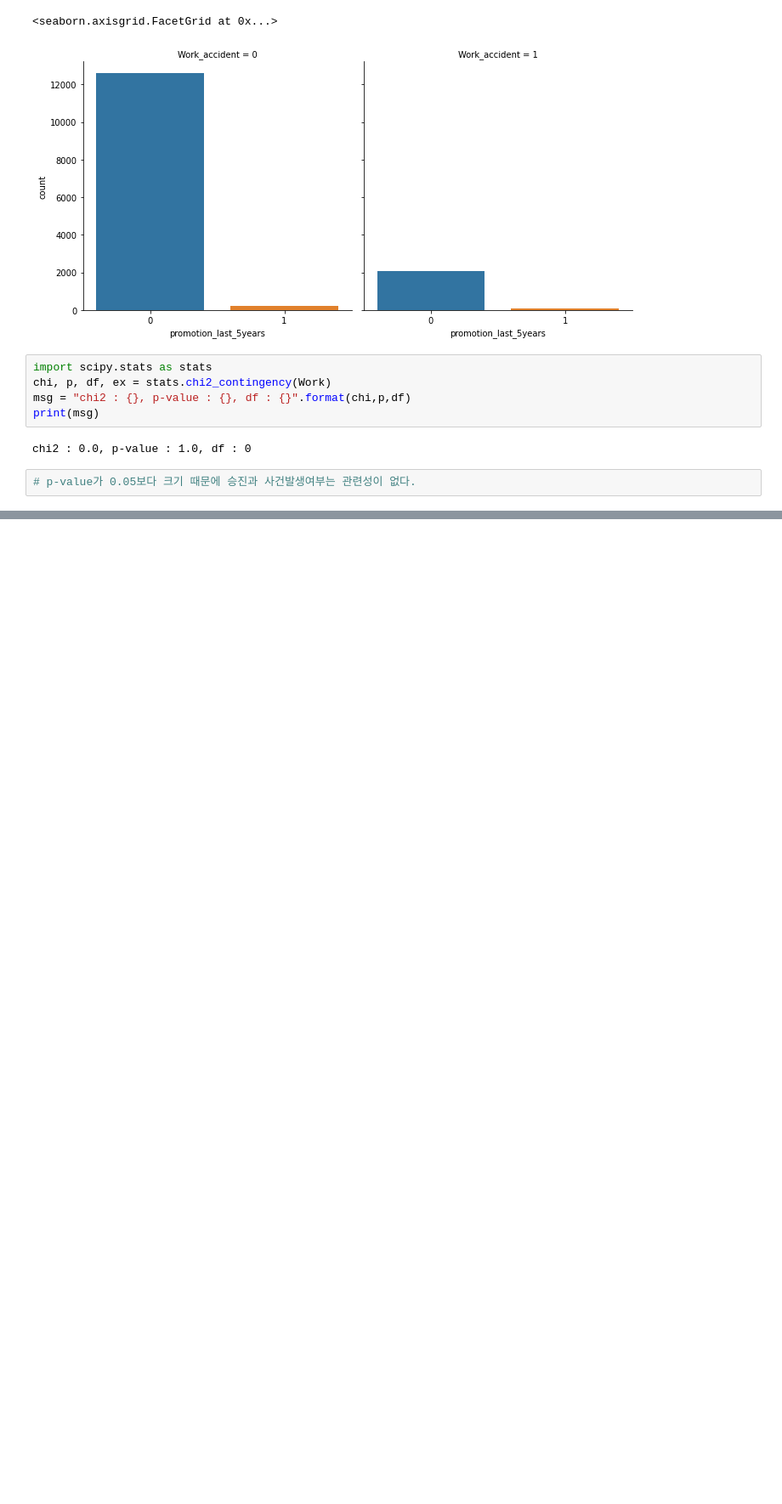
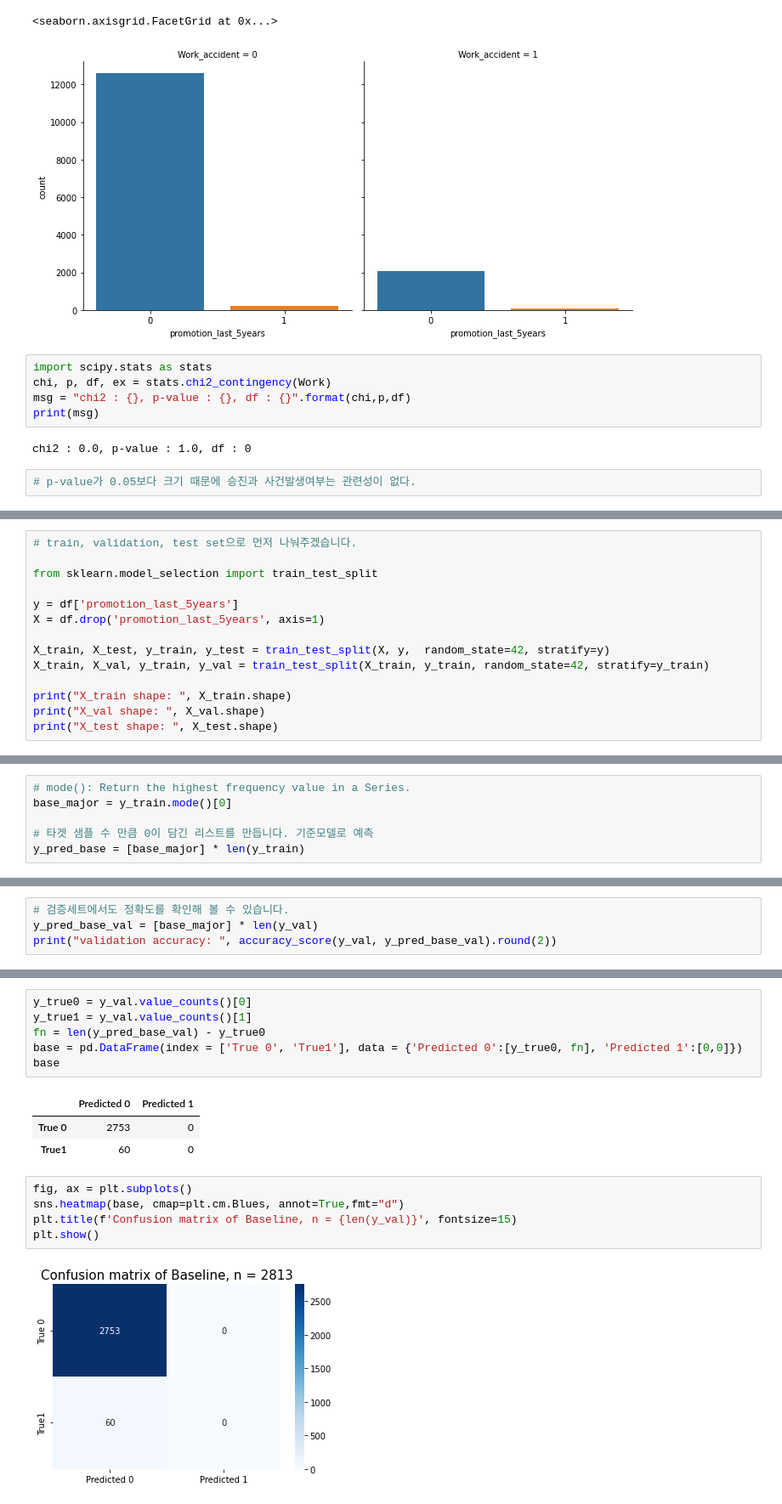
Before and after one commit to haylee94/Section-2_Project-, a Jupyter notebook: section2_project.ipynb, the cells around one changed output, grey strips where cells are left out. Shown: that part at 85% size. Cells and saved outputs as stored; diff of their text form; blank space fills up the shorter version.

```diff
--- a/section2_project.ipynb
+++ b/section2_project.ipynb
@@ -560,0 +560,14 @@ chi2 : 0.0, p-value : 1.0, df : 0
+# %%
+# train, validation, test set으로 먼저 나눠주겠습니다.
+
+from sklearn.model_selection import train_test_split
+
+y = df['promotion_last_5years']
+X = df.drop('promotion_last_5years', axis=1)
+
+X_train, X_test, y_train, y_test = train_test_split(X, y,  random_state=42, stratify=y)
+X_train, X_val, y_train, y_val = train_test_split(X_train, y_train, random_state=42, stratify=y_train)
+
+print("X_train shape: ", X_train.shape)
+print("X_val shape: ", X_val.shape)
+print("X_test shape: ", X_test.shape)
@@ -560,0 +581,6 @@ chi2 : 0.0, p-value : 1.0, df : 0
+# %%
+# mode(): Return the highest frequency value in a Series.
+base_major = y_train.mode()[0]
+
+# 타겟 샘플 수 만큼 0이 담긴 리스트를 만듭니다. 기준모델로 예측
+y_pred_base = [base_major] * len(y_train)
@@ -560,0 +594,4 @@ chi2 : 0.0, p-value : 1.0, df : 0
+# %%
+# 검증세트에서도 정확도를 확인해 볼 수 있습니다.
+y_pred_base_val = [base_major] * len(y_val)
+print("validation accuracy: ", accuracy_score(y_val, y_pred_base_val).round(2))
@@ -560,0 +680,17 @@ chi2 : 0.0, p-value : 1.0, df : 0
+# %%
+y_true0 = y_val.value_counts()[0]
+y_true1 = y_val.value_counts()[1]
+fn = len(y_pred_base_val) - y_true0
+base = pd.DataFrame(index = ['True 0', 'True1'], data = {'Predicted 0':[y_true0, fn], 'Predicted 1':[0,0]})
+base
+# %% [output]
+|  | Predicted 0 | Predicted 1 |
+| True 0 | 2753 | 0 |
+| True1 | 60 | 0 |
+# %%
+fig, ax = plt.subplots()
+sns.heatmap(base, cmap=plt.cm.Blues, annot=True,fmt="d")
+plt.title(f'Confusion matrix of Baseline, n = {len(y_val)}', fontsize=15)
+plt.show()
+# %% [output]
+[figure, added]
```
Also changed, not shown: parts of 37 cells of this notebook.
